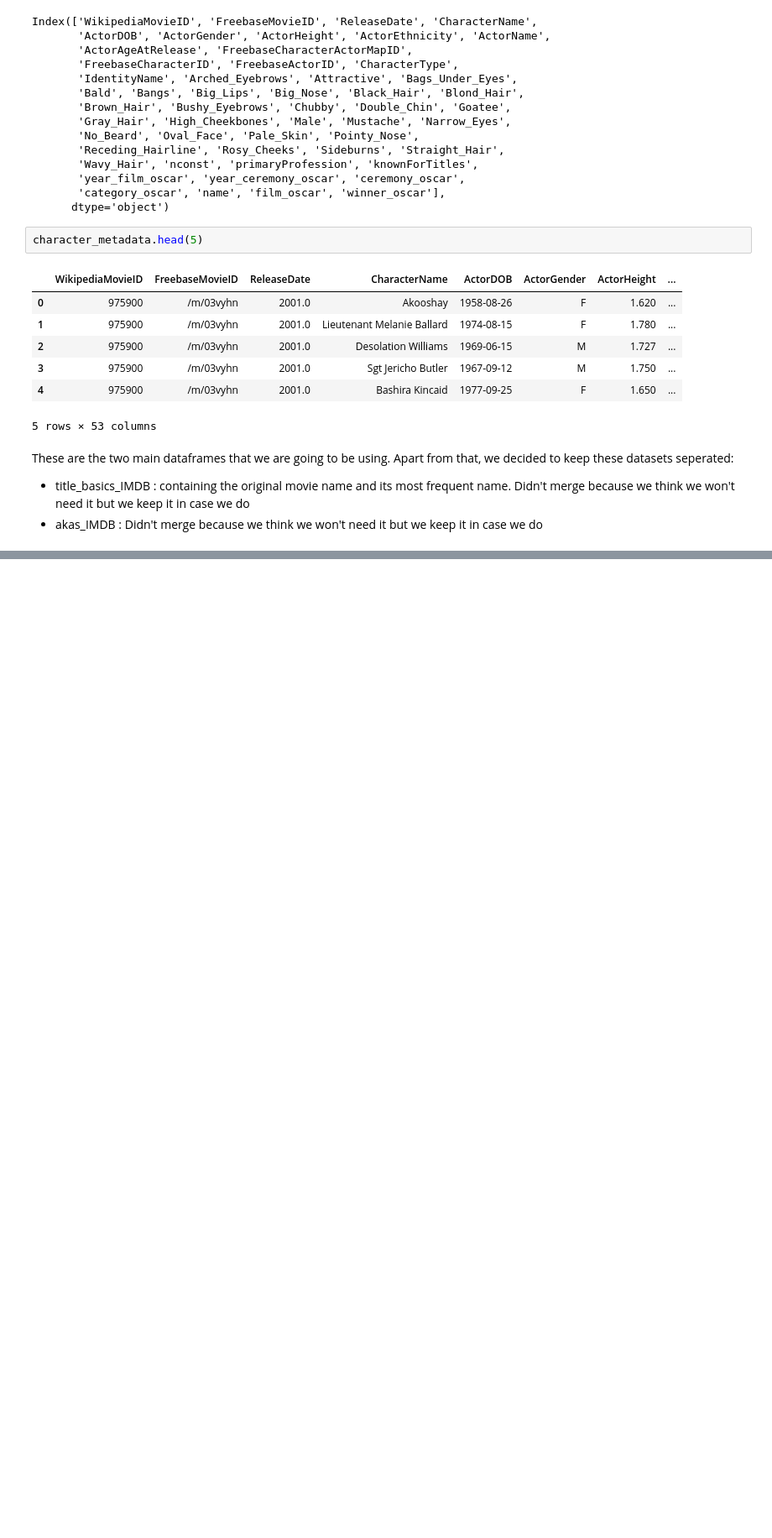
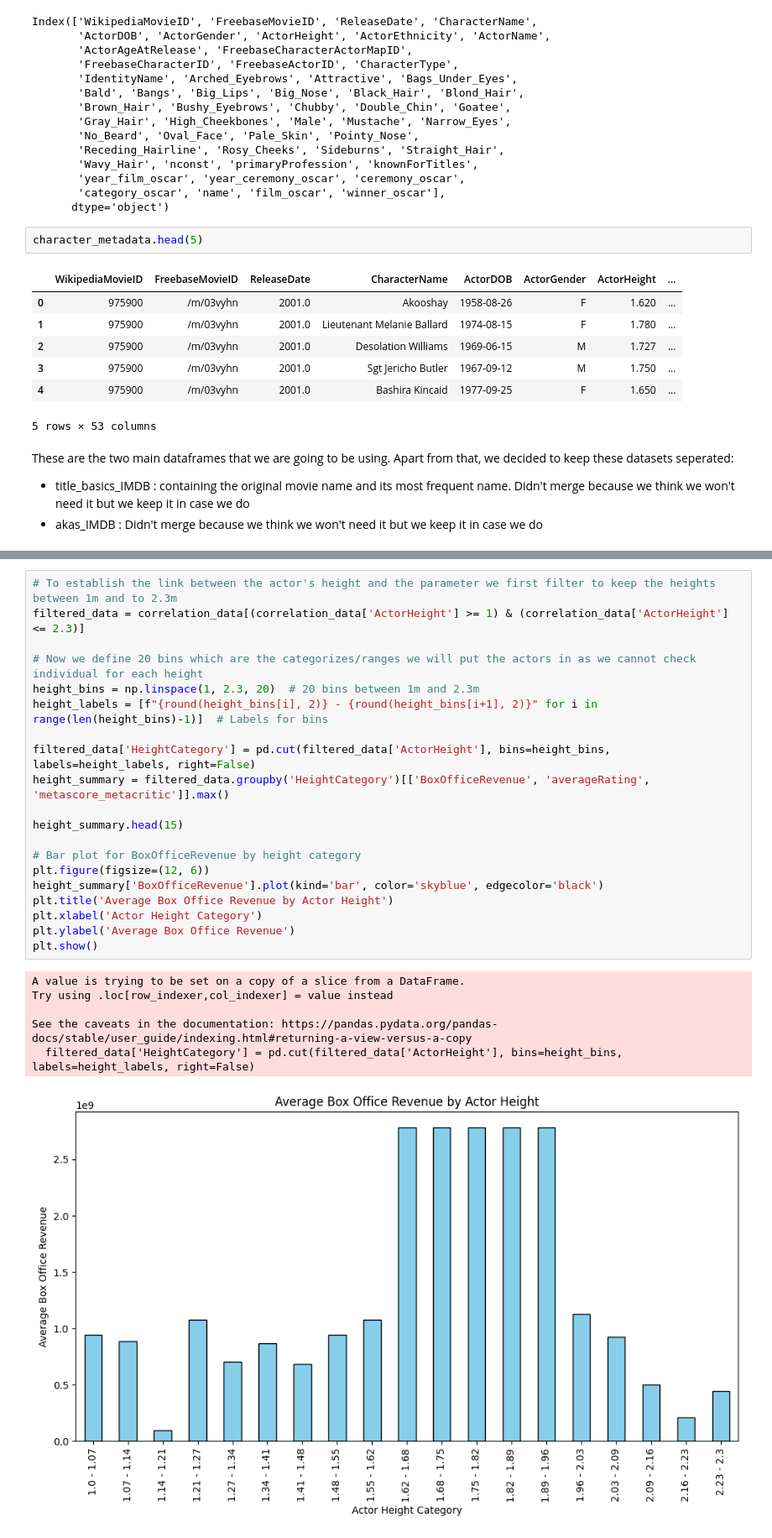
Before and after one commit to epfl-ada/ada-2024-project-arabsdatascientists2024, a Jupyter notebook: Exlploration_CMU.ipynb, the cells around one changed output, grey strips where cells are left out. Shown at 84% size. Cells and saved outputs as stored; diff of their text form; blank space fills up the shorter version.

```diff
--- a/Exlploration_CMU.ipynb
+++ b/Exlploration_CMU.ipynb
@@ -2569,0 +2505,27 @@ akas_IMDB.head(5)
+# %%
+# To establish the link between the actor's height and the parameter we first filter to keep the heights between 1m and to 2.3m
+filtered_data = correlation_data[(correlation_data['ActorHeight'] >= 1) & (correlation_data['ActorHeight'] <= 2.3)]
+
+# Now we define 20 bins which are the categorizes/ranges we will put the actors in as we cannot check individual for each height
+height_bins = np.linspace(1, 2.3, 20)  # 20 bins between 1m and 2.3m
+height_labels = [f"{round(height_bins[i], 2)} - {round(height_bins[i+1], 2)}" for i in range(len(height_bins)-1)]  # Labels for bins
+
+filtered_data['HeightCategory'] = pd.cut(filtered_data['ActorHeight'], bins=height_bins, labels=height_labels, right=False)
+height_summary = filtered_data.groupby('HeightCategory')[['BoxOfficeRevenue', 'averageRating', 'metascore_metacritic']].max()
+
+height_summary.head(15)
+
+# Bar plot for BoxOfficeRevenue by height category
+plt.figure(figsize=(12, 6))
+height_summary['BoxOfficeRevenue'].plot(kind='bar', color='skyblue', edgecolor='black')
+plt.title('Average Box Office Revenue by Actor Height')
+plt.xlabel('Actor Height Category')
+plt.ylabel('Average Box Office Revenue')
+plt.show()
+# %% [output]
+A value is trying to be set on a copy of a slice from a DataFrame.
+Try using .loc[row_indexer,col_indexer] = value instead
+
+See the caveats in the documentation: https://pandas.pydata.org/pandas-docs/stable/user_guide/indexing.html#returning-a-view-versus-a-copy
+  filtered_data['HeightCategory'] = pd.cut(filtered_data['ActorHeight'], bins=height_bins, labels=height_labels, right=False)
+[figure, added]
```
Also changed, not shown: parts of 83 cells of this notebook.
